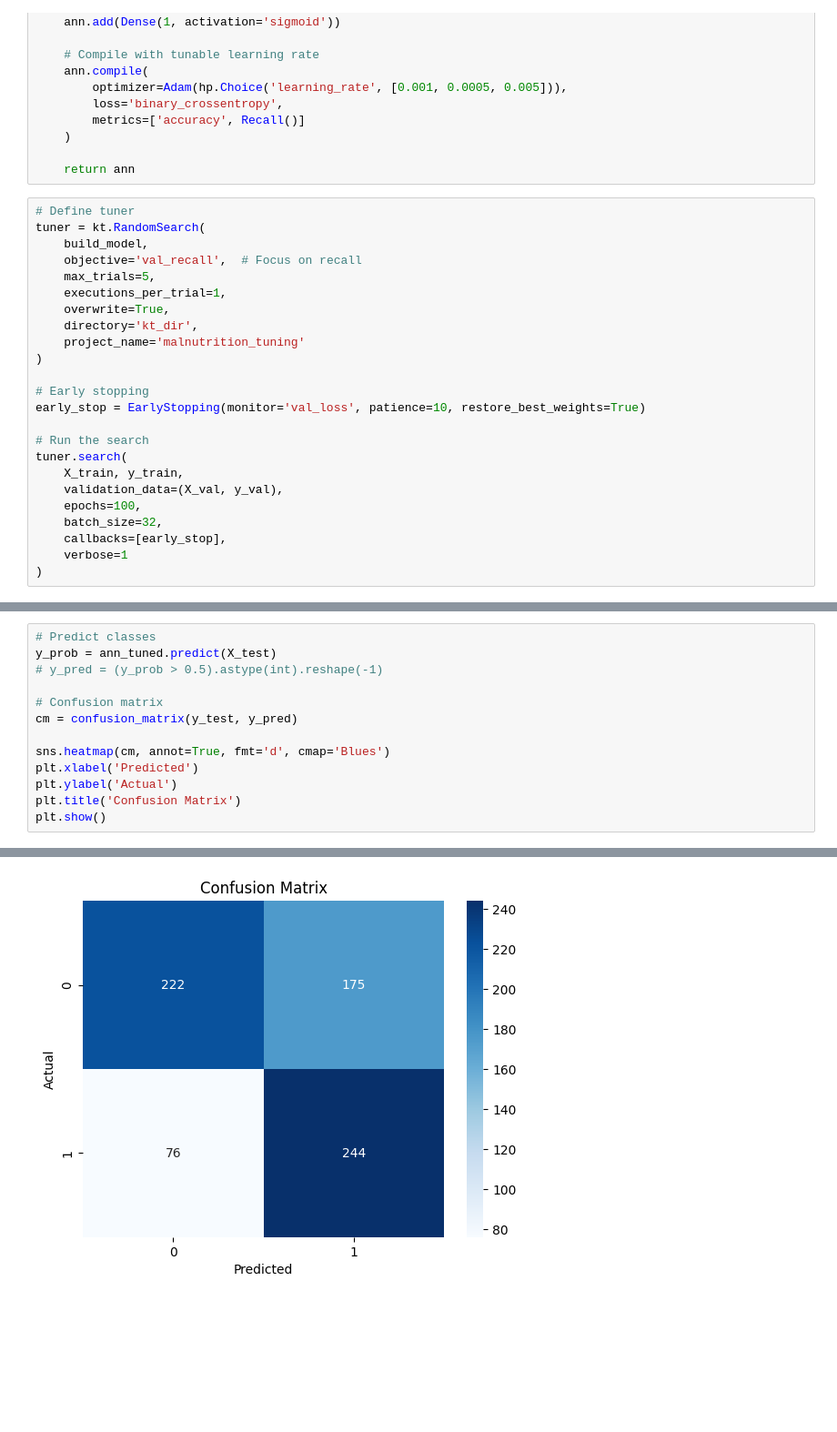
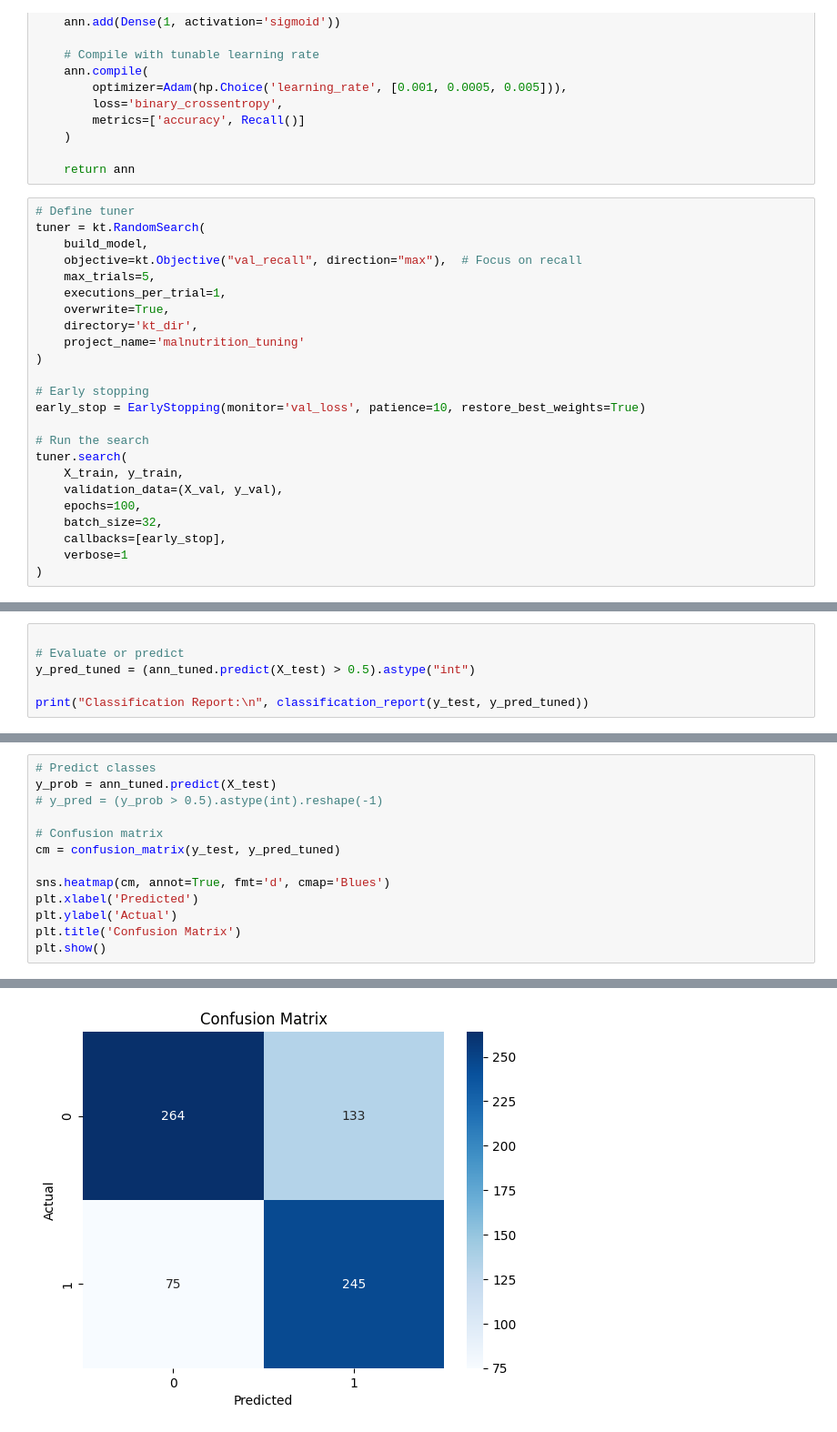
Before and after one commit to deepakbastola/malnutrition, a Jupyter notebook: models/ann.ipynb, the cells around one changed output, grey strips where cells are left out. Shown at 91% size. Saved outputs shown, nothing was run; the diff lists cells and outputs as text; blank space fills up the shorter version.

```diff
--- a/models/ann.ipynb
+++ b/models/ann.ipynb
@@ -316,7 +306,7 @@ def build_model(hp):
 # Define tuner
 tuner = kt.RandomSearch(
     build_model,
-    objective='val_recall',  # Focus on recall
+    objective=kt.Objective("val_recall", direction="max"),  # Focus on recall
     max_trials=5,
     executions_per_trial=1,
     overwrite=True,
@@ -370,0 +359,6 @@ weighted avg       0.67      0.65      0.65       717
+# %%
+
+# Evaluate or predict
+y_pred_tuned = (ann_tuned.predict(X_test) > 0.5).astype("int")
+
+print("Classification Report:\n", classification_report(y_test, y_pred_tuned))
@@ -381,7 +393,7 @@ y_prob = ann_tuned.predict(X_test)
 # y_pred = (y_prob > 0.5).astype(int).reshape(-1)
 
 # Confusion matrix
-cm = confusion_matrix(y_test, y_pred)
+cm = confusion_matrix(y_test, y_pred_tuned)
 
 sns.heatmap(cm, annot=True, fmt='d', cmap='Blues')
 plt.xlabel('Predicted')
@@ -393,4 +405,4 @@ plt.show()
-[figure, old version]
+[figure, new version]
 # %%
 # Get predicted probabilities
 y_probas = ann_tuned.predict(X_test).ravel()
```
Also changed, not shown: parts of 14 cells of this notebook, 31 other files.
